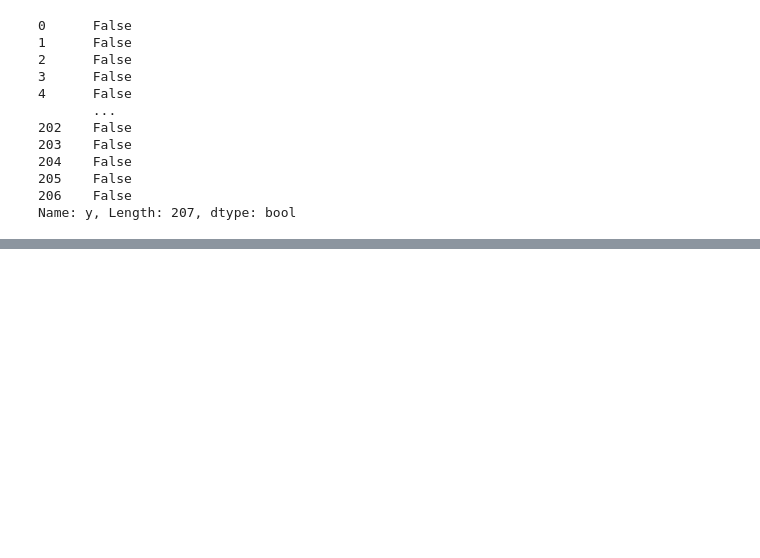
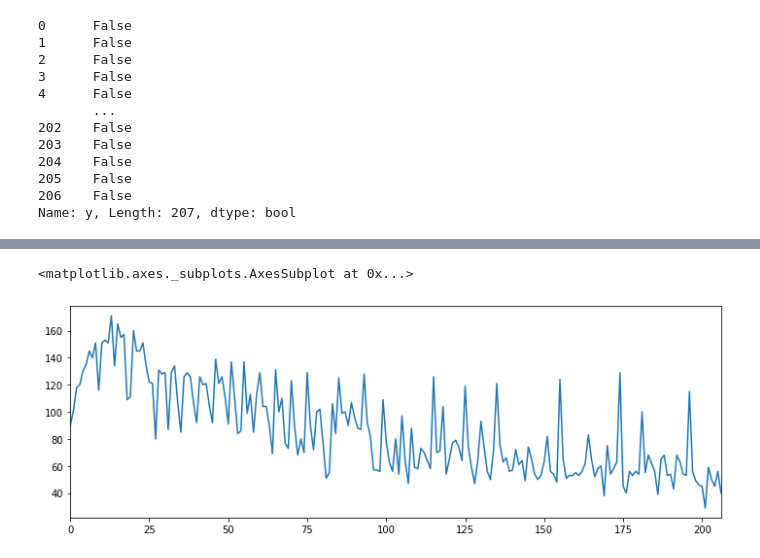
Before and after one commit to ducksfrogs/jpObent, a Jupyter notebook: jup/Untitled.ipynb, the cells around one changed output, grey strips where cells are left out. Drawn from its saved outputs; the diff is of its cells as text; code cells hidden in the pictures; blank space fills up the shorter version.

```diff
--- a/jup/Untitled.ipynb
+++ b/jup/Untitled.ipynb
@@ -234,0 +323,5 @@ train[train['week'] == '火'].sort_values(by='y',ascending=False)
+# %%
+train['y'].plot(figsize=(12,4))
+# %% [output]
+<matplotlib.axes._subplots.AxesSubplot at 0x...>
+[figure, added]
```
Also changed, not shown: parts of 10 cells of this notebook.
